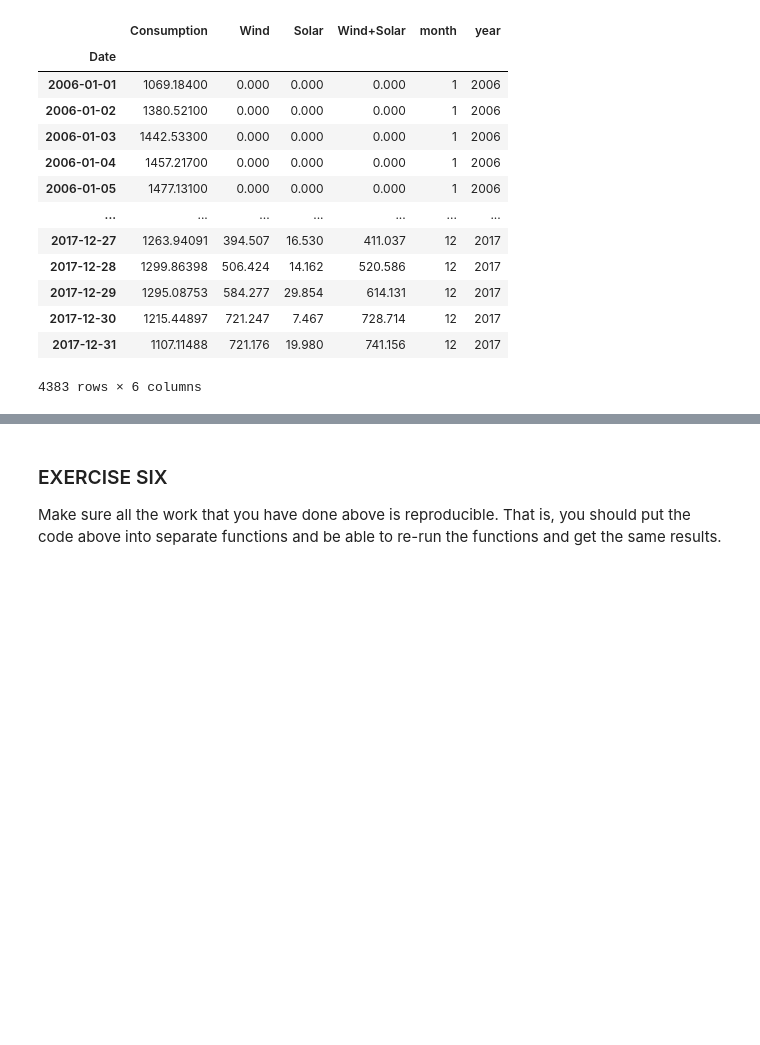
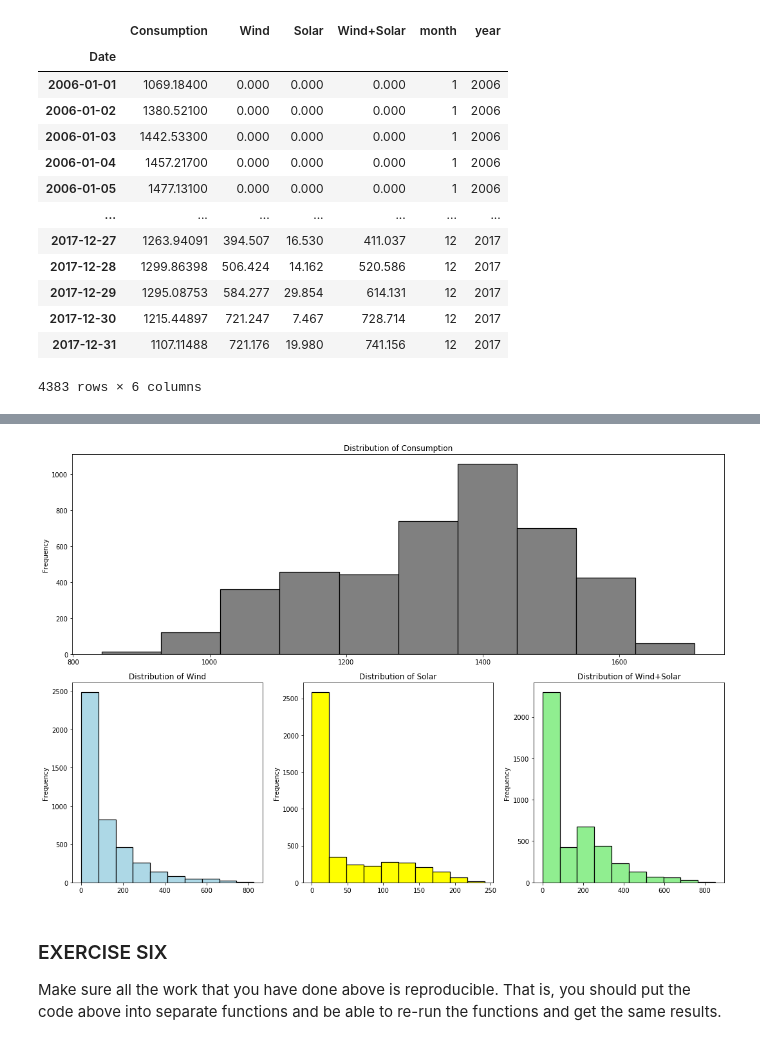
Before and after one commit to adam-gomez/time-series-exercises, a Jupyter notebook: time_series_data_prep.ipynb, the cells around one changed output, grey strips where cells are left out. Drawn from its saved outputs; the diff is of its cells as text; code cells hidden in the pictures; blank space fills up the shorter version.

```diff
--- a/time_series_data_prep.ipynb
+++ b/time_series_data_prep.ipynb
@@ -495,3 +504,30 @@ opsd
+# %%
+plt.figure(figsize=(15, 10))
+
+plt.subplot(2, 1, 1)
+plt.hist(opsd.Consumption, edgecolor='black', linewidth=1.2, color='grey')
+plt.title('Distribution of Consumption')
+plt.ylabel('Frequency')
+
+plt.subplot(2, 3, 4)
+plt.hist(opsd.Wind, edgecolor='black', linewidth=1.2, color='lightblue')
+plt.title('Distribution of Wind')
+plt.ylabel('Frequency')
+
+plt.subplot(2, 3, 5)
+plt.hist(opsd.Solar, edgecolor='black', linewidth=1.2, color='yellow')
+plt.title('Distribution of Solar')
+plt.ylabel('Frequency')
+
+plt.subplot(2, 3, 6)
+plt.hist(opsd['Wind+Solar'], edgecolor='black', linewidth=1.2, color='lightgreen')
+plt.title('Distribution of Wind+Solar')
+plt.ylabel('Frequency')
+
+plt.tight_layout()
+plt.show()
+# %% [output]
+[figure, added]
 # %% [markdown]
 ### EXERCISE SIX
 Make sure all the work that you have done above is reproducible. That is, you should put the code above into separate functions and be able to re-run the functions and get the same results.
```
Also changed, not shown: parts of 1 cell of this notebook, 1 other file.
